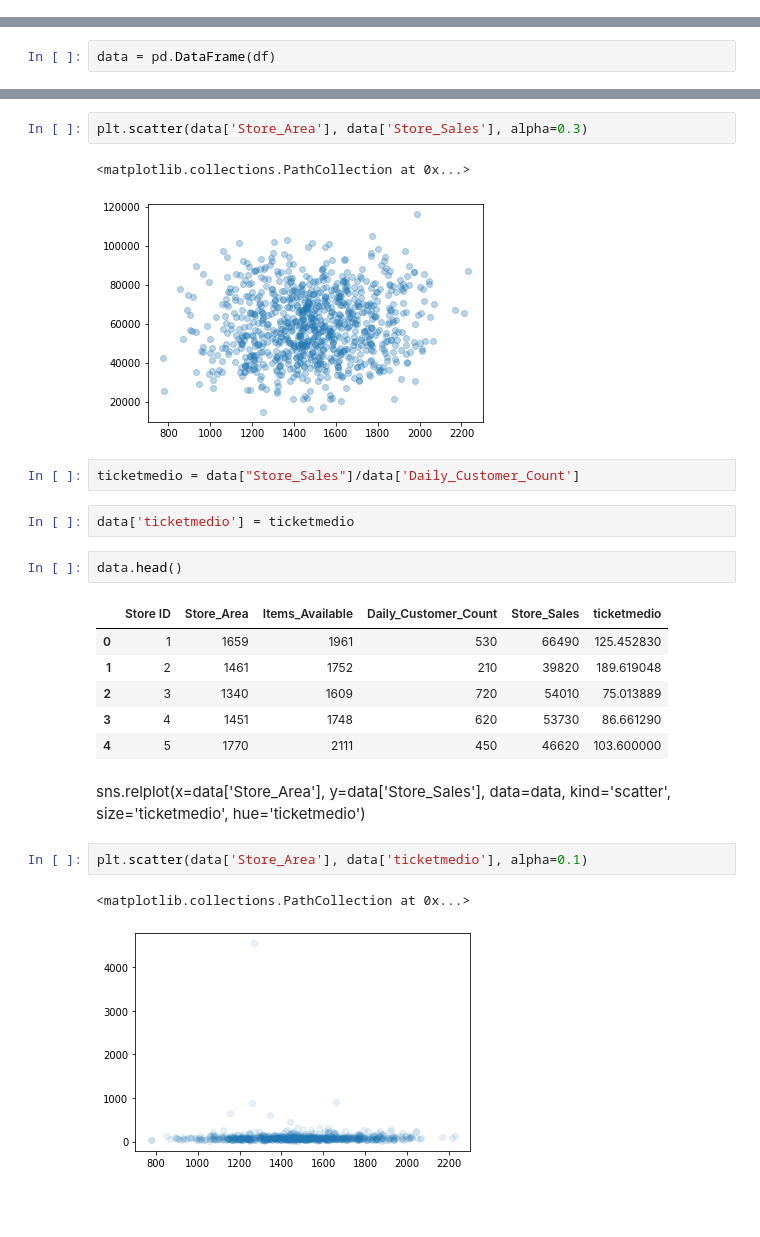
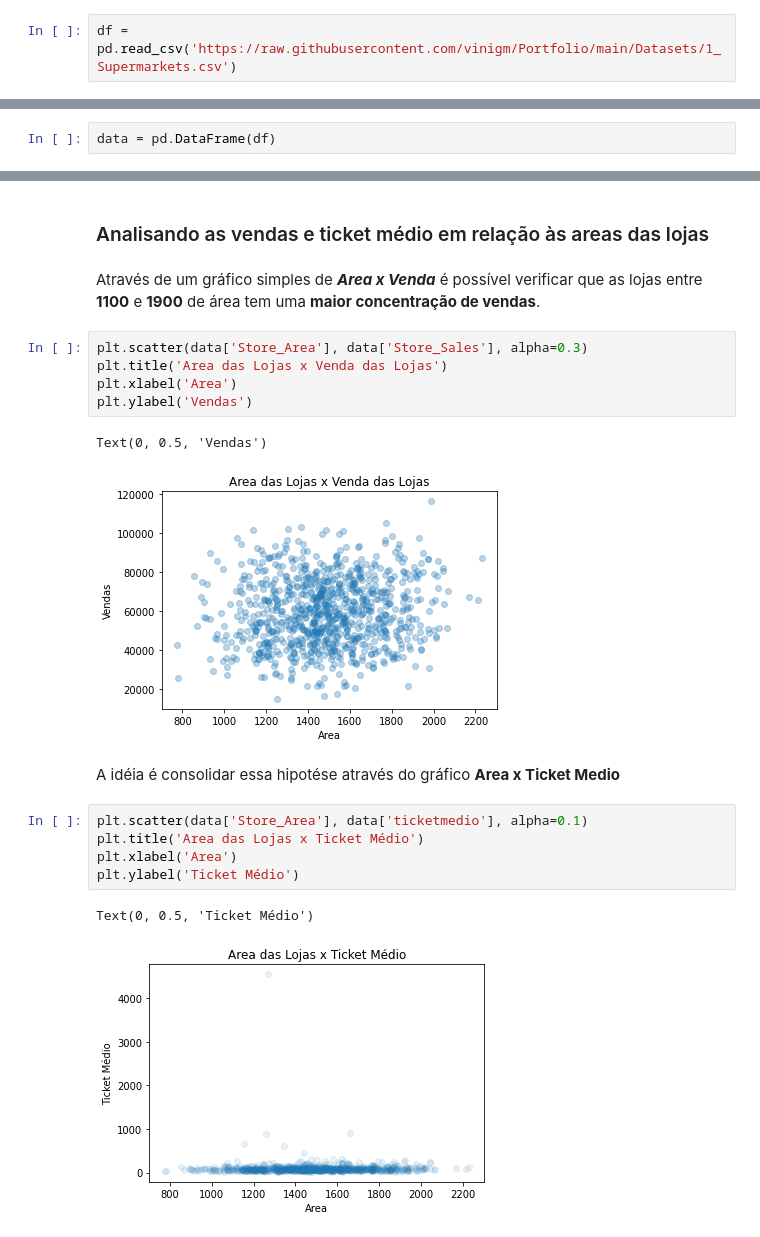
Before and after one commit to vinigm/Portfolio, a Jupyter notebook: 1_Supermarket.ipynb, the cells around one changed output, grey strips where cells are left out. Saved outputs shown, nothing was run; the diff lists cells and outputs as text; blank space fills up the shorter version.

```diff
--- a/1_Supermarket.ipynb
+++ b/1_Supermarket.ipynb
@@ -54,0 +18,2 @@ df.describe()
+# %%
+df = pd.read_csv('https://raw.githubusercontent.com/vinigm/Portfolio/main/Datasets/1_Supermarkets.csv')
@@ -71,30 +78,22 @@ print(store_sales_mean)
+# %% [markdown]
+### Analisando as vendas e ticket médio em relação às areas das lojas
+# %% [markdown]
+Através de um gráfico simples de ***Area x Venda*** é possível verificar que as lojas entre **1100** e **1900** de área tem uma **maior concentração de vendas**.
 # %%
 plt.scatter(data['Store_Area'], data['Store_Sales'], alpha=0.3)
+plt.title('Area das Lojas x Venda das Lojas')
+plt.xlabel('Area')
+plt.ylabel('Vendas')
 # %% [output]
-<matplotlib.collections.PathCollection at 0x...>
+Text(0, 0.5, 'Vendas')
-[figure, old version]
+[figure, new version]
-# %%
-ticketmedio = data["Store_Sales"]/data['Daily_Customer_Count']
-# %%
-data['ticketmedio'] = ticketmedio
-# %%
-data.head()
-# %% [output]
-|  | Store ID | Store_Area | Items_Available | Daily_Customer_Count | Store_Sales | ticketmedio |
-| 0 | 1 | 1659 | 1961 | 530 | 66490 | 125.452830 |
-| 1 | 2 | 1461 | 1752 | 210 | 39820 | 189.619048 |
-| 2 | 3 | 1340 | 1609 | 720 | 54010 | 75.013889 |
-| 3 | 4 | 1451 | 1748 | 620 | 53730 | 86.661290 |
-| 4 | 5 | 1770 | 2111 | 450 | 46620 | 103.600000 |
-# %% [markdown]
-sns.relplot(x=data['Store_Area'],
-            y=data['Store_Sales'],
-            data=data,
-            kind='scatter',
-            size='ticketmedio',
-            hue='ticketmedio')
+# %% [markdown]
+A idéia é consolidar essa hipotése através do gráfico **Area x Ticket Medio**
 # %%
 plt.scatter(data['Store_Area'], data['ticketmedio'], alpha=0.1)
+plt.title('Area das Lojas x Ticket Médio')
+plt.xlabel('Area')
+plt.ylabel('Ticket Médio')
 # %% [output]
-<matplotlib.collections.PathCollection at 0x...>
+Text(0, 0.5, 'Ticket Médio')
-[figure, old version]
+[figure, new version]
```
Also changed, not shown: parts of 19 cells of this notebook.
